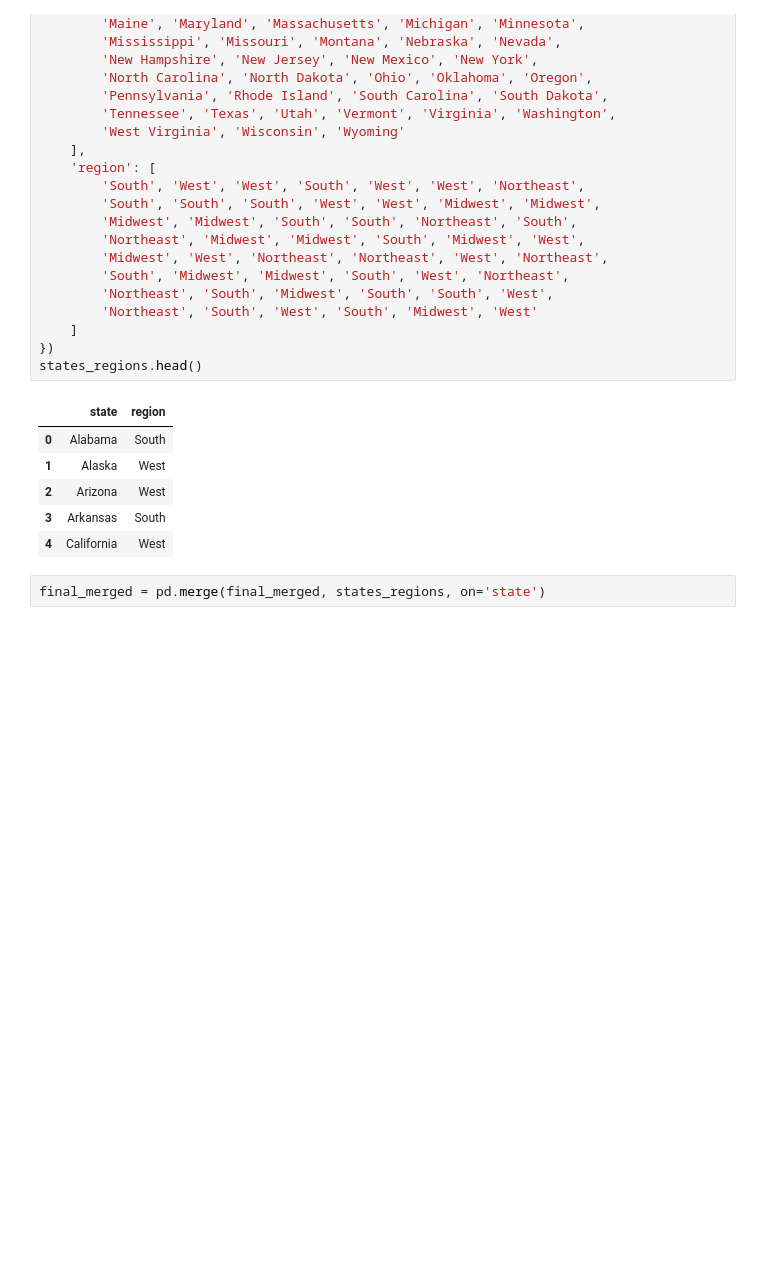
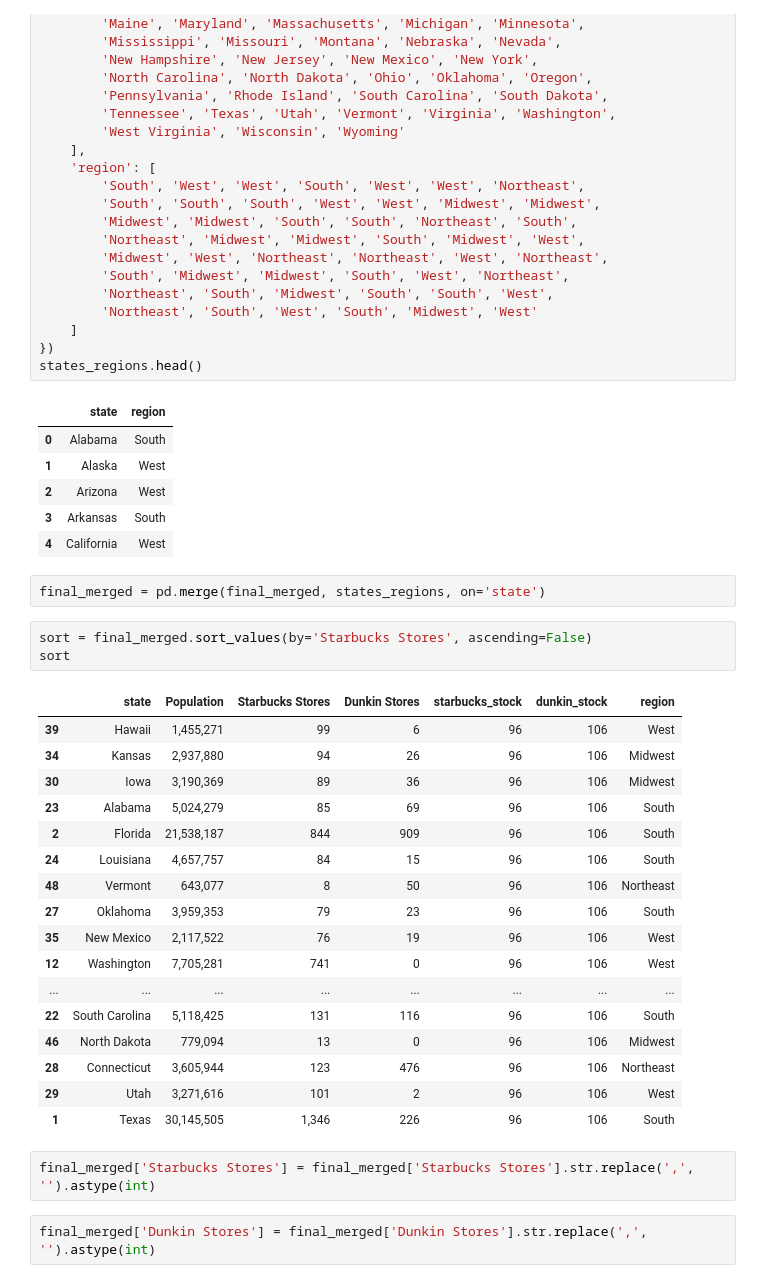
Before and after one commit to alexandragrover/GSB-544, a Jupyter notebook: Labs/Lab4/Lab4.ipynb, the cells around one changed output. Cells and saved outputs as stored; diff of their text form; blank space fills up the shorter version.

```diff
--- a/Labs/Lab4/Lab4.ipynb
+++ b/Labs/Lab4/Lab4.ipynb
@@ -230,4 +193,29 @@ states_regions.head()
 | 4 | California | West |
 # %%
 final_merged = pd.merge(final_merged, states_regions, on='state')
+# %%
+sort = final_merged.sort_values(by='Starbucks Stores', ascending=False)
+sort
+# %% [output]
+|  | state | Population | Starbucks Stores | Dunkin Stores | starbucks_stock | dunkin_stock | region |
+| 39 | Hawaii | 1,455,271 | 99 | 6 | 96 | 106 | West |
+| 34 | Kansas | 2,937,880 | 94 | 26 | 96 | 106 | Midwest |
+| 30 | Iowa | 3,190,369 | 89 | 36 | 96 | 106 | Midwest |
+| 23 | Alabama | 5,024,279 | 85 | 69 | 96 | 106 | South |
+| 2 | Florida | 21,538,187 | 844 | 909 | 96 | 106 | South |
+| 24 | Louisiana | 4,657,757 | 84 | 15 | 96 | 106 | South |
+| 48 | Vermont | 643,077 | 8 | 50 | 96 | 106 | Northeast |
+| 27 | Oklahoma | 3,959,353 | 79 | 23 | 96 | 106 | South |
+| 35 | New Mexico | 2,117,522 | 76 | 19 | 96 | 106 | West |
+| 12 | Washington | 7,705,281 | 741 | 0 | 96 | 106 | West |
+| ... | ... | ... | ... | ... | ... | ... | ... |
+| 22 | South Carolina | 5,118,425 | 131 | 116 | 96 | 106 | South |
+| 46 | North Dakota | 779,094 | 13 | 0 | 96 | 106 | Midwest |
+| 28 | Connecticut | 3,605,944 | 123 | 476 | 96 | 106 | Northeast |
+| 29 | Utah | 3,271,616 | 101 | 2 | 96 | 106 | West |
+| 1 | Texas | 30,145,505 | 1,346 | 226 | 96 | 106 | South |
+# %%
+final_merged['Starbucks Stores'] = final_merged['Starbucks Stores'].str.replace(',', '').astype(int)
+# %%
+final_merged['Dunkin Stores'] = final_merged['Dunkin Stores'].str.replace(',', '').astype(int)
 # %%
```
Also changed, not shown: parts of 15 cells of this notebook.
